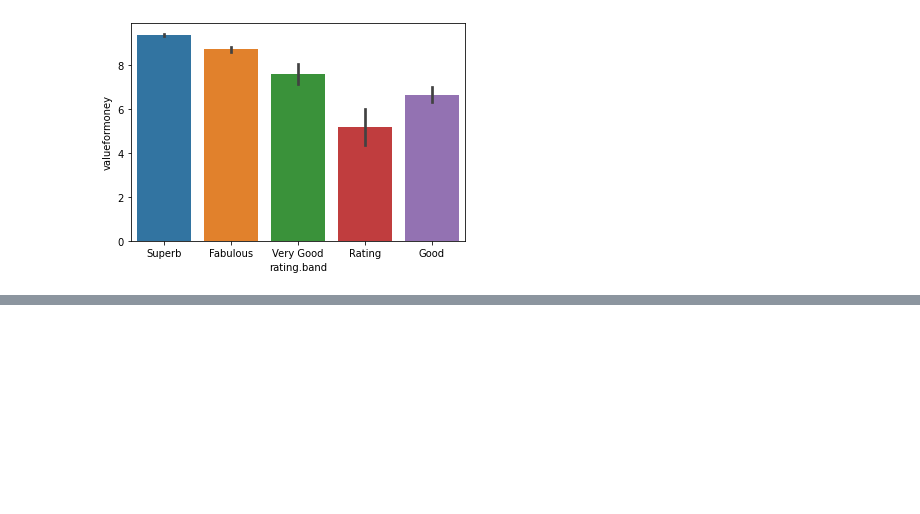
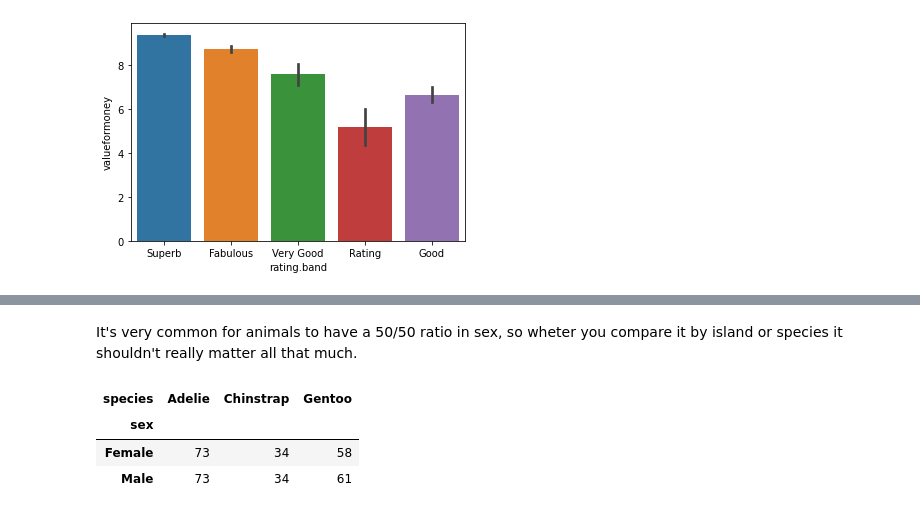
Before and after one commit to Pjiwm/data-science, a Jupyter notebook: assignments/09-14-bivariate-analysis.ipynb, the cells around one changed output, grey strips where cells are left out. Cells and saved outputs as stored; diff of their text form; code cells hidden in the pictures; blank space fills up the shorter version.

```diff
--- a/assignments/09-14-bivariate-analysis.ipynb
+++ b/assignments/09-14-bivariate-analysis.ipynb
@@ -154,0 +192,10 @@ sns.barplot(y="cleanliness", x="City", data=hostels)
+# %% [markdown]
+It's very common for animals to have a 50/50 ratio in sex, so wheter you compare it by island or species it shouldn't really matter all that much.
+# %%
+contingencyTable = penguins.groupby(['species','sex']).size().unstack('species', fill_value=0)
+contingencyTable
+# %% [output]
+| species | Adelie | Chinstrap | Gentoo |
+| sex |  |  |  |
+| Female | 73 | 34 | 58 |
+| Male | 73 | 34 | 61 |
```
Also changed, not shown: parts of 18 cells of this notebook, 6 other files.
